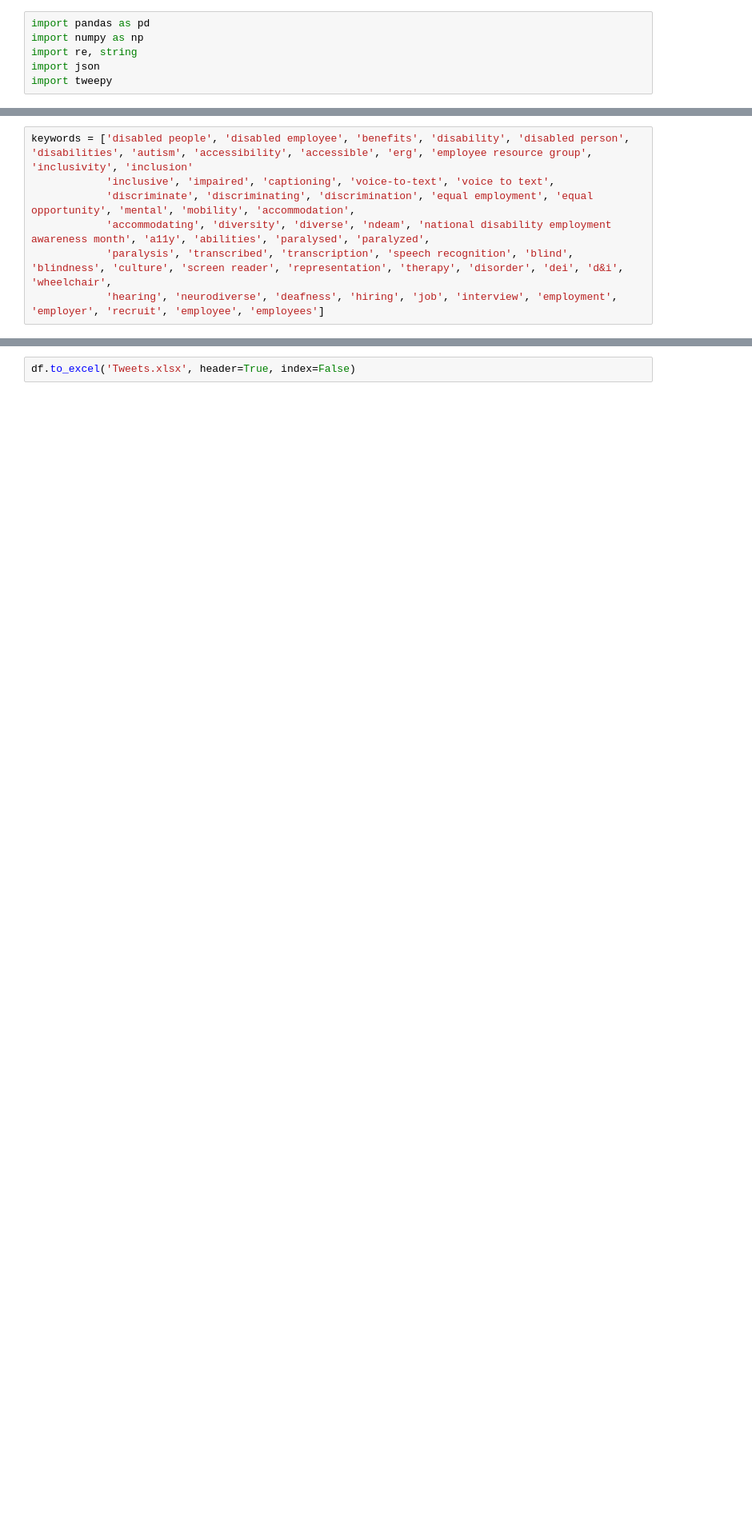
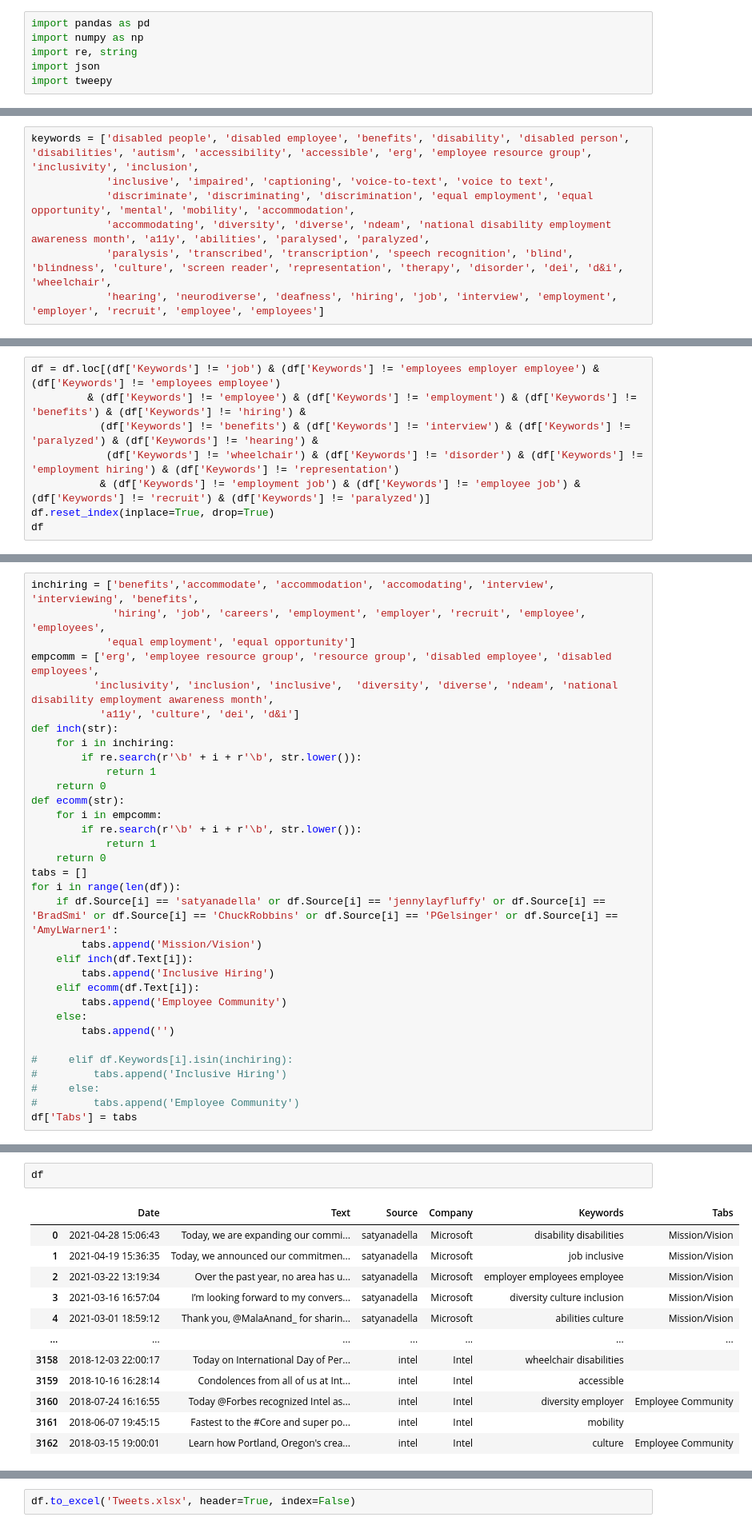
Before and after one commit to sawhney-kartik/inclusive-employement, a Jupyter notebook: Twitter/Twitter.ipynb, the cells around one changed output, grey strips where cells are left out. Shown at 80% size. Saved outputs shown, nothing was run; the diff lists cells and outputs as text; blank space fills up the shorter version.

```diff
--- a/Twitter/Twitter.ipynb
+++ b/Twitter/Twitter.ipynb
@@ -46,5 +45,5 @@ dt, text, source, keywords = [], [], [], []
 # %%
-keywords = ['disabled people', 'disabled employee', 'benefits', 'disability', 'disabled person', 'disabilities', 'autism', 'accessibility', 'accessible', 'erg', 'employee resource group', 'inclusivity', 'inclusion'
+keywords = ['disabled people', 'disabled employee', 'benefits', 'disability', 'disabled person', 'disabilities', 'autism', 'accessibility', 'accessible', 'erg', 'employee resource group', 'inclusivity', 'inclusion',
             'inclusive', 'impaired', 'captioning', 'voice-to-text', 'voice to text',
             'discriminate', 'discriminating', 'discrimination', 'equal employment', 'equal opportunity', 'mental', 'mobility', 'accommodation',
             'accommodating', 'diversity', 'diverse', 'ndeam', 'national disability employment awareness month', 'a11y', 'abilities', 'paralysed', 'paralyzed',
@@ -77,0 +164,8 @@ df = pd.DataFrame(list(zip(dt, text, source, keys)), columns =['Date', 'Text', '
+# %%
+df = df.loc[(df['Keywords'] != 'job') & (df['Keywords'] != 'employees employer employee') & (df['Keywords'] != 'employees employee')
+         & (df['Keywords'] != 'employee') & (df['Keywords'] != 'employment') & (df['Keywords'] != 'benefits') & (df['Keywords'] != 'hiring') &
+           (df['Keywords'] != 'benefits') & (df['Keywords'] != 'interview') & (df['Keywords'] != 'paralyzed') & (df['Keywords'] != 'hearing') &
+            (df['Keywords'] != 'wheelchair') & (df['Keywords'] != 'disorder') & (df['Keywords'] != 'employment hiring') & (df['Keywords'] != 'representation')
+           & (df['Keywords'] != 'employment job') & (df['Keywords'] != 'employee job') & (df['Keywords'] != 'recruit') & (df['Keywords'] != 'paralyzed')]
+df.reset_index(inplace=True, drop=True)
+df
@@ -77,0 +193,33 @@ df = pd.DataFrame(list(zip(dt, text, source, keys)), columns =['Date', 'Text', '
+# %%
+inchiring = ['benefits','accommodate', 'accommodation', 'accomodating', 'interview', 'interviewing', 'benefits',
+             'hiring', 'job', 'careers', 'employment', 'employer', 'recruit', 'employee', 'employees',
+            'equal employment', 'equal opportunity']
+empcomm = ['erg', 'employee resource group', 'resource group', 'disabled employee', 'disabled employees',
+          'inclusivity', 'inclusion', 'inclusive',  'diversity', 'diverse', 'ndeam', 'national disability employment awareness month',
+           'a11y', 'culture', 'dei', 'd&i']
+def inch(str):
+    for i in inchiring:
+        if re.search(r'\b' + i + r'\b', str.lower()):
+            return 1
+    return 0
+def ecomm(str):
+    for i in empcomm:
+        if re.search(r'\b' + i + r'\b', str.lower()):
+            return 1
+    return 0
+tabs = []
+for i in range(len(df)):
+    if df.Source[i] == 'satyanadella' or df.Source[i] == 'jennylayfluffy' or df.Source[i] == 'BradSmi' or df.Source[i] == 'ChuckRobbins' or df.Source[i] == 'PGelsinger' or df.Source[i] == 'AmyLWarner1':
+        tabs.append('Mission/Vision')
+    elif inch(df.Text[i]):
+        tabs.append('Inclusive Hiring')
+    elif ecomm(df.Text[i]):
+        tabs.append('Employee Community')
+    else:
+        tabs.append('')
+
+#     elif df.Keywords[i].isin(inchiring):
+#         tabs.append('Inclusive Hiring')
+#     else:
+#         tabs.append('Employee Community')
+df['Tabs'] = tabs
@@ -77,0 +232,15 @@ df = pd.DataFrame(list(zip(dt, text, source, keys)), columns =['Date', 'Text', '
+# %%
+df
+# %% [output]
+|  | Date | Text | Source | Company | Keywords | Tabs |
+| 0 | 2021-04-28 15:06:43 | Today, we are expanding our commi... | satyanadella | Microsoft | disability disabilities | Mission/Vision |
+| 1 | 2021-04-19 15:36:35 | Today, we announced our commitmen... | satyanadella | Microsoft | job inclusive | Mission/Vision |
+| 2 | 2021-03-22 13:19:34 | Over the past year, no area has u... | satyanadella | Microsoft | employer employees employee | Mission/Vision |
+| 3 | 2021-03-16 16:57:04 | I’m looking forward to my convers... | satyanadella | Microsoft | diversity culture inclusion | Mission/Vision |
+| 4 | 2021-03-01 18:59:12 | Thank you, @MalaAnand_ for sharin... | satyanadella | Microsoft | abilities culture | Mission/Vision |
+| ... | ... | ... | ... | ... | ... | ... |
+| 3158 | 2018-12-03 22:00:17 | Today on International Day of Per... | intel | Intel | wheelchair disabilities |  |
+| 3159 | 2018-10-16 16:28:14 | Condolences from all of us at Int... | intel | Intel | accessible |  |
+| 3160 | 2018-07-24 16:16:55 | Today @Forbes recognized Intel as... | intel | Intel | diversity employer | Employee Community |
+| 3161 | 2018-06-07 19:45:15 | Fastest to the #Core and super po... | intel | Intel | mobility |  |
+| 3162 | 2018-03-15 19:00:01 | Learn how Portland, Oregon's crea... | intel | Intel | culture | Employee Community |
```
Also changed, not shown: parts of 21 cells of this notebook, 1 other file.
